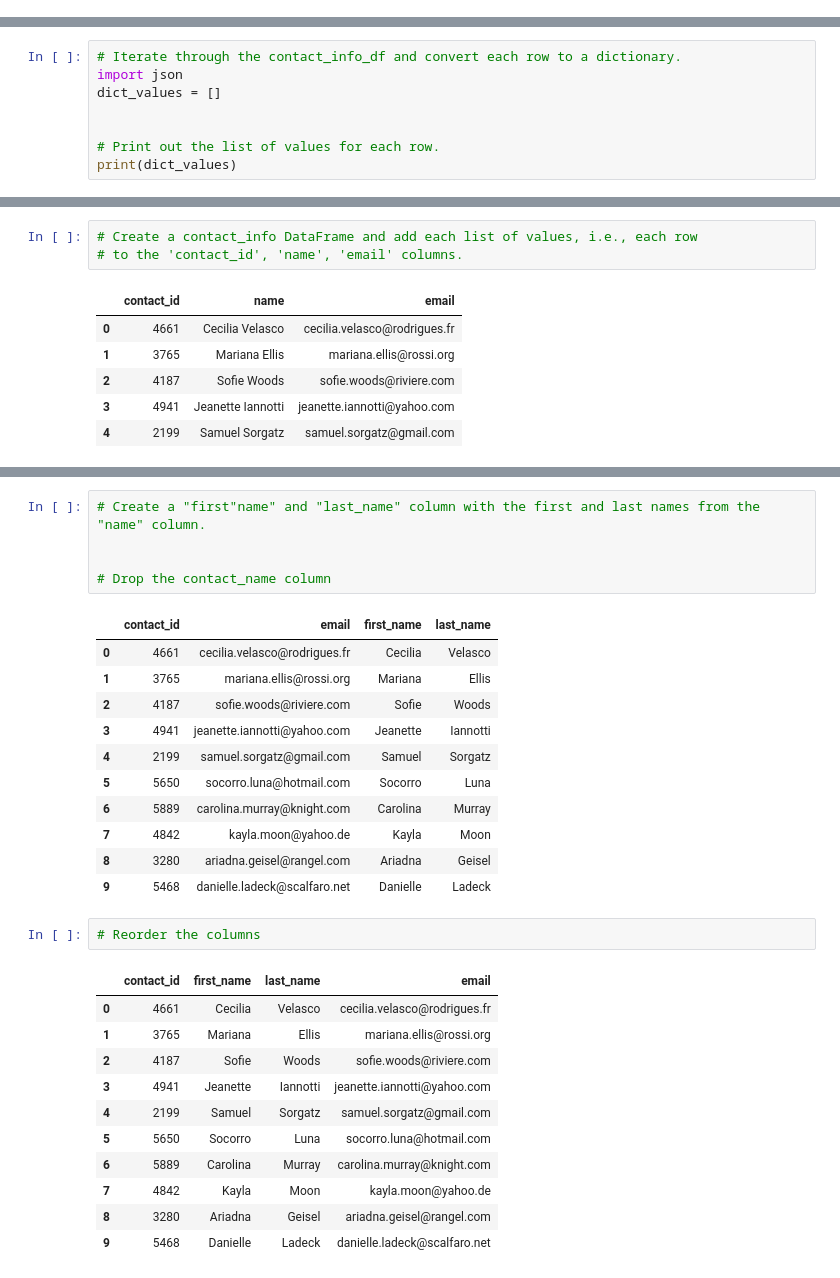
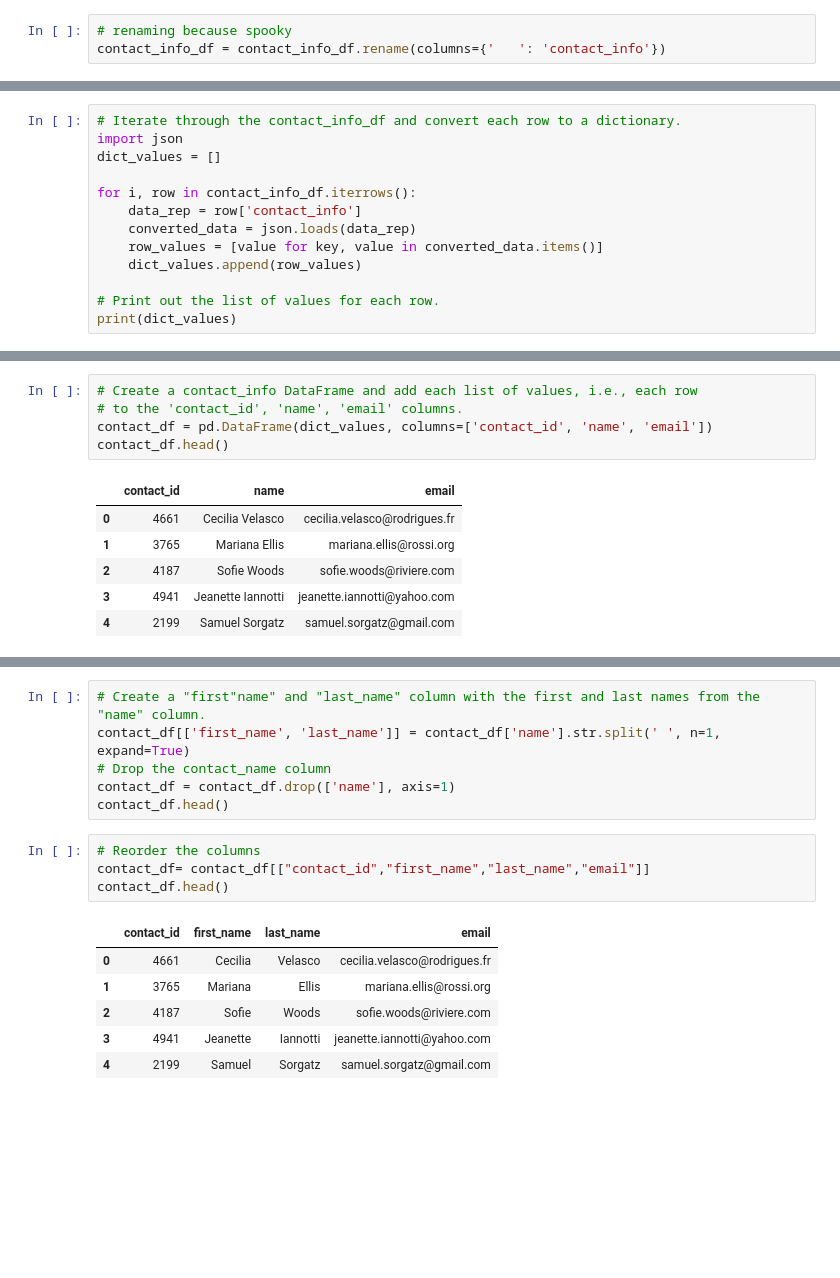
Before and after one commit to thorblock/Project_2_ETL_Crowdfunding, a Jupyter notebook: ETL_Mini_Project_TBlack_LNelson.ipynb, the cells around one changed output, grey strips where cells are left out. Saved outputs shown, nothing was run; the diff lists cells and outputs as text; blank space fills up the shorter version.

Commit message:
contacts complete
w/ pandas

```diff
--- a/ETL_Mini_Project_TBlack_LNelson.ipynb
+++ b/ETL_Mini_Project_TBlack_LNelson.ipynb
@@ -282,6 +289,9 @@ contact_info_df.head()
 - A column named "email" that contains the email address of the contact person
 
 Then export the DataFrame as a `contacts.csv` CSV file.
+# %%
+# renaming because spooky
+contact_info_df = contact_info_df.rename(columns={'   ': 'contact_info'})
 # %% [markdown]
 ### Option 1: Use Pandas to create the contacts DataFrame.
 # %%
@@ -289,6 +299,11 @@ Then export the DataFrame as a `contacts.csv` CSV file.
 import json
 dict_values = []
 
+for i, row in contact_info_df.iterrows():
+    data_rep = row['contact_info']
+    converted_data = json.loads(data_rep)
+    row_values = [value for key, value in converted_data.items()]
+    dict_values.append(row_values)
 
 # Print out the list of values for each row.
 print(dict_values)
@@ -297,6 +310,8 @@ print(dict_values)
 # %%
 # Create a contact_info DataFrame and add each list of values, i.e., each row
 # to the 'contact_id', 'name', 'email' columns.
+contact_df = pd.DataFrame(dict_values, columns=['contact_id', 'name', 'email'])
+contact_df.head()
 # %% [output]
 |  | contact_id | name | email |
 | 0 | 4661 | Cecilia Velasco | cecilia.velasco@rodrigues.fr |
@@ -319,34 +335,20 @@ dtypes: int64(1), object(2)
 memory usage: 23.6+ KB
 # %%
 # Create a "first"name" and "last_name" column with the first and last names from the "name" column.
-
-
+contact_df[['first_name', 'last_name']] = contact_df['name'].str.split(' ', n=1, expand=True)
 # Drop the contact_name column
+contact_df = contact_df.drop(['name'], axis=1)
+contact_df.head()
-# %% [output]
-|  | contact_id | email | first_name | last_name |
-| 0 | 4661 | cecilia.velasco@rodrigues.fr | Cecilia | Velasco |
-| 1 | 3765 | mariana.ellis@rossi.org | Mariana | Ellis |
-| 2 | 4187 | sofie.woods@riviere.com | Sofie | Woods |
-| 3 | 4941 | jeanette.iannotti@yahoo.com | Jeanette | Iannotti |
-| 4 | 2199 | samuel.sorgatz@gmail.com | Samuel | Sorgatz |
-| 5 | 5650 | socorro.luna@hotmail.com | Socorro | Luna |
-| 6 | 5889 | carolina.murray@knight.com | Carolina | Murray |
-| 7 | 4842 | kayla.moon@yahoo.de | Kayla | Moon |
-| 8 | 3280 | ariadna.geisel@rangel.com | Ariadna | Geisel |
-| 9 | 5468 | danielle.ladeck@scalfaro.net | Danielle | Ladeck |
 # %%
 # Reorder the columns
+contact_df= contact_df[["contact_id","first_name","last_name","email"]]
+contact_df.head()
 # %% [output]
 |  | contact_id | first_name | last_name | email |
 | 0 | 4661 | Cecilia | Velasco | cecilia.velasco@rodrigues.fr |
 | 1 | 3765 | Mariana | Ellis | mariana.ellis@rossi.org |
 | 2 | 4187 | Sofie | Woods | sofie.woods@riviere.com |
 | 3 | 4941 | Jeanette | Iannotti | jeanette.iannotti@yahoo.com |
 | 4 | 2199 | Samuel | Sorgatz | samuel.sorgatz@gmail.com |
-| 5 | 5650 | Socorro | Luna | socorro.luna@hotmail.com |
-| 6 | 5889 | Carolina | Murray | carolina.murray@knight.com |
-| 7 | 4842 | Kayla | Moon | kayla.moon@yahoo.de |
-| 8 | 3280 | Ariadna | Geisel | ariadna.geisel@rangel.com |
-| 9 | 5468 | Danielle | Ladeck | danielle.ladeck@scalfaro.net |
 # %%
 # Check the datatypes one more time before exporting as CSV file.
```
Also changed, not shown: parts of 21 cells of this notebook, 1 other file.
